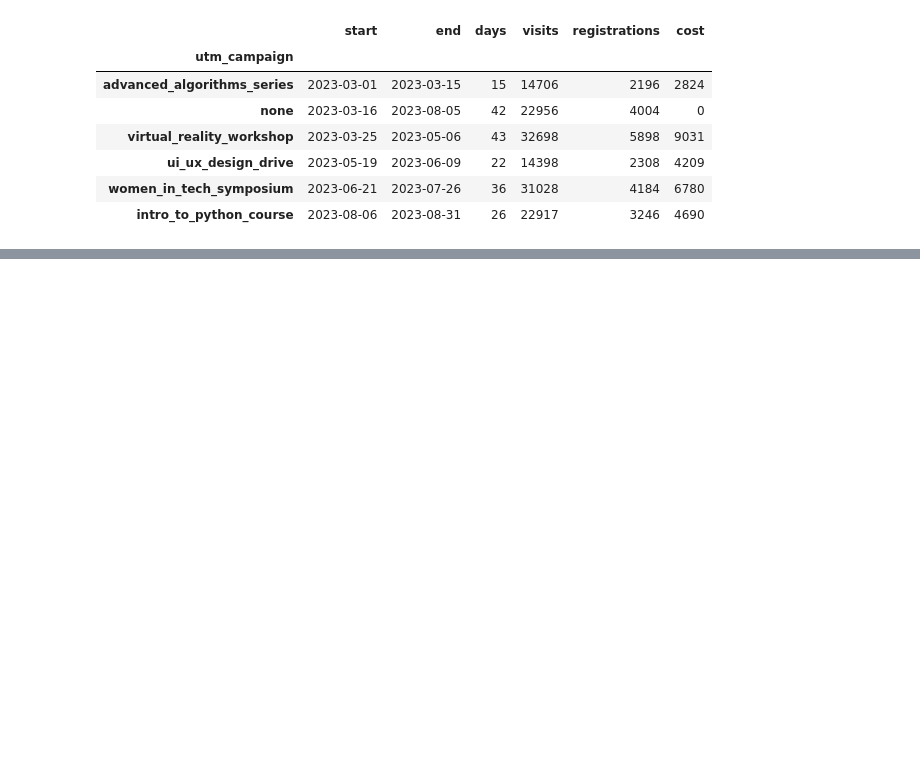
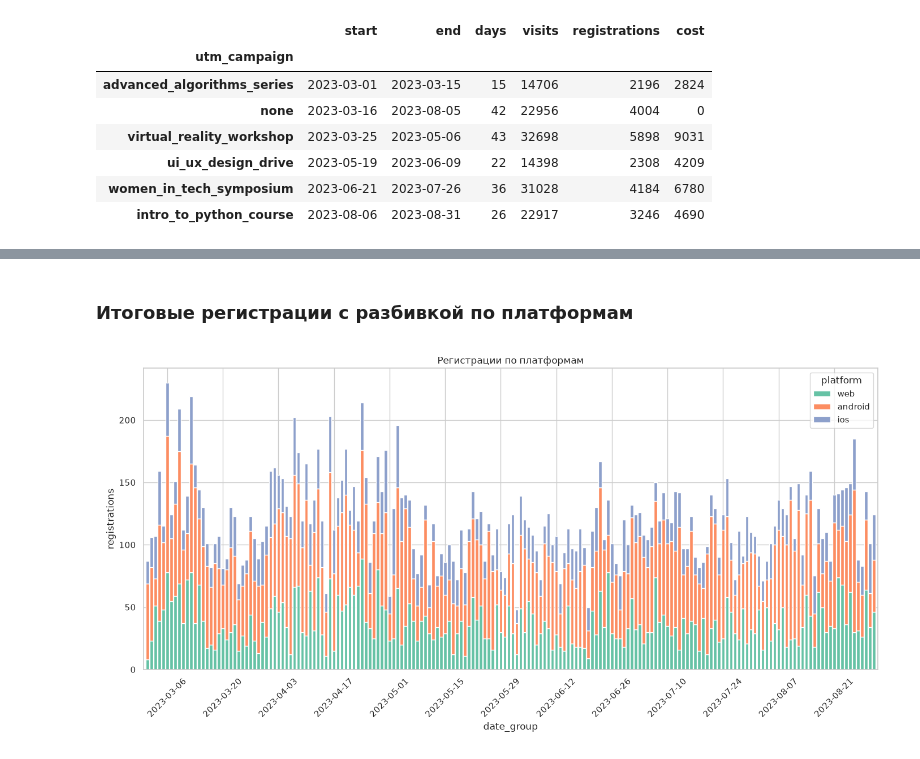
Before and after one commit to arnautovd/bi-analyst-project-100, a Jupyter notebook: analytics.ipynb, the cells around one changed output, grey strips where cells are left out. Saved outputs shown, nothing was run; the diff lists cells and outputs as text; code cells hidden in the pictures; blank space fills up the shorter version.

```diff
--- a/analytics.ipynb
+++ b/analytics.ipynb
@@ -311,0 +417,9 @@ ads_conversion.assign(date_group=epoch_ms).to_json('./ads.json')
+# %% [markdown]
+### Итоговые регистрации с разбивкой по платформам
+# %%
+fig, ax = plt.subplots(figsize=FIGSIZE)
+stacked_bars_by_platform(ax, 'registrations')
+ax.set(title='Регистрации по платформам', xlabel='date_group', ylabel='registrations')
+save_chart(fig, 'registrations_by_platform')
+# %% [output]
+[figure, added]
```
Also changed, not shown: parts of 18 cells of this notebook, 10 other files.
